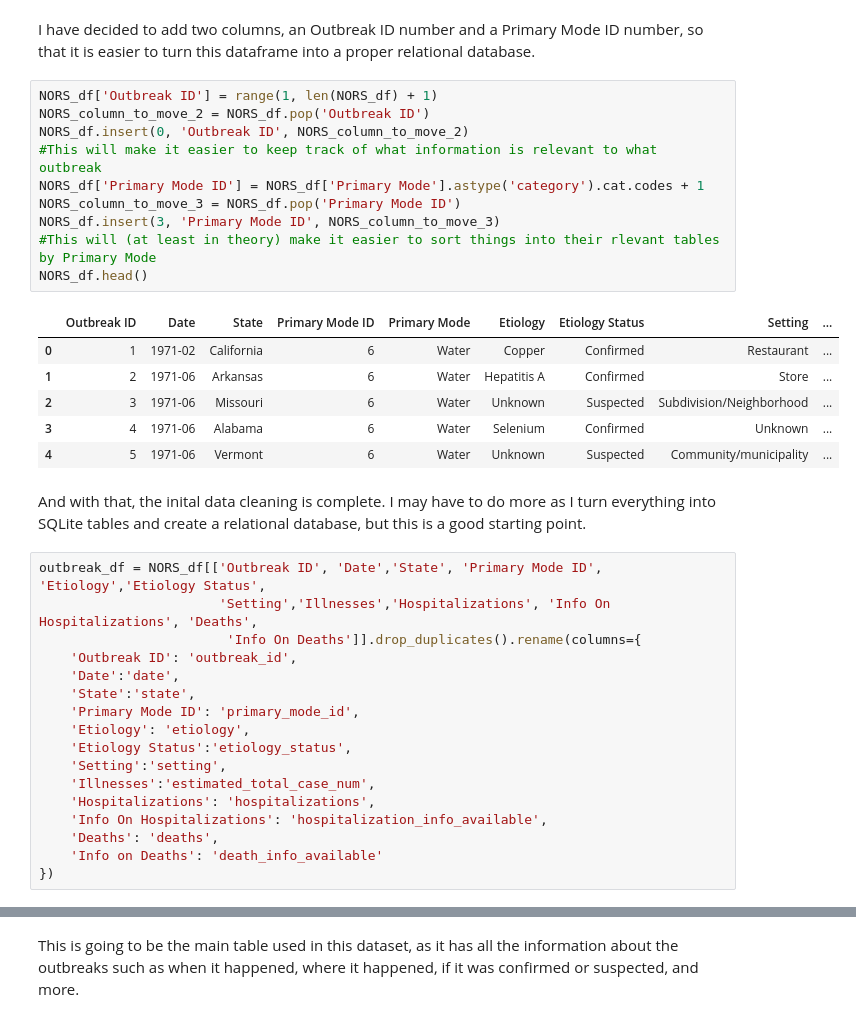
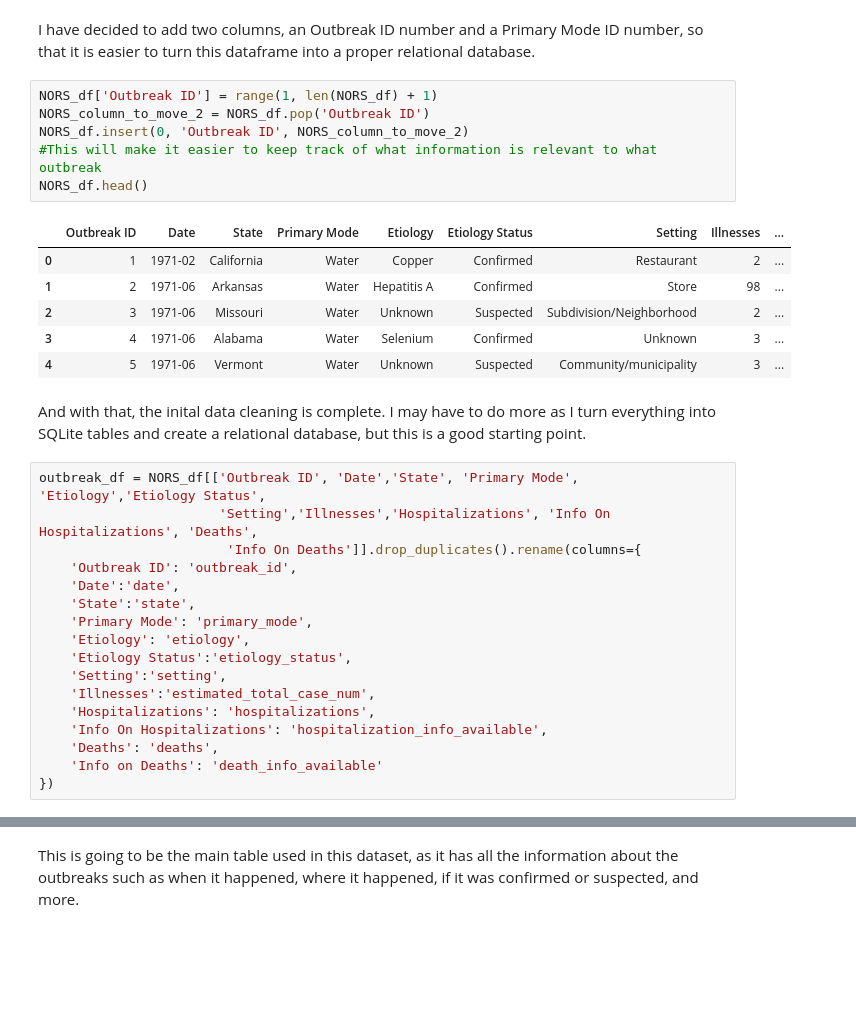
Before and after one commit to NoxRainTempest/Outbreaks_and_Recalls, a Jupyter notebook: notebooks/outbreak_recall.ipynb, the cells around one changed output, grey strips where cells are left out. Drawn from its saved outputs; the diff is of its cells as text; blank space fills up the shorter version.

```diff
--- a/notebooks/outbreak_recall.ipynb
+++ b/notebooks/outbreak_recall.ipynb
@@ -162,30 +162,26 @@ I have decided to add two columns, an Outbreak ID number and a Primary Mode ID n
 # %%
 NORS_df['Outbreak ID'] = range(1, len(NORS_df) + 1)
 NORS_column_to_move_2 = NORS_df.pop('Outbreak ID')
 NORS_df.insert(0, 'Outbreak ID', NORS_column_to_move_2)
 #This will make it easier to keep track of what information is relevant to what outbreak
-NORS_df['Primary Mode ID'] = NORS_df['Primary Mode'].astype('category').cat.codes + 1
-NORS_column_to_move_3 = NORS_df.pop('Primary Mode ID')
-NORS_df.insert(3, 'Primary Mode ID', NORS_column_to_move_3)
-#This will (at least in theory) make it easier to sort things into their rlevant tables by Primary Mode
 NORS_df.head()
 # %% [output]
-|  | Outbreak ID | Date | State | Primary Mode ID | Primary Mode | Etiology | Etiology Status | Setting | ... |
-| 0 | 1 | 1971-02 | California | 6 | Water | Copper | Confirmed | Restaurant | ... |
-| 1 | 2 | 1971-06 | Arkansas | 6 | Water | Hepatitis A | Confirmed | Store | ... |
-| 2 | 3 | 1971-06 | Missouri | 6 | Water | Unknown | Suspected | Subdivision/Neighborhood | ... |
-| 3 | 4 | 1971-06 | Alabama | 6 | Water | Selenium | Confirmed | Unknown | ... |
-| 4 | 5 | 1971-06 | Vermont | 6 | Water | Unknown | Suspected | Community/municipality | ... |
+|  | Outbreak ID | Date | State | Primary Mode | Etiology | Etiology Status | Setting | Illnesses | ... |
+| 0 | 1 | 1971-02 | California | Water | Copper | Confirmed | Restaurant | 2 | ... |
+| 1 | 2 | 1971-06 | Arkansas | Water | Hepatitis A | Confirmed | Store | 98 | ... |
+| 2 | 3 | 1971-06 | Missouri | Water | Unknown | Suspected | Subdivision/Neighborhood | 2 | ... |
+| 3 | 4 | 1971-06 | Alabama | Water | Selenium | Confirmed | Unknown | 3 | ... |
+| 4 | 5 | 1971-06 | Vermont | Water | Unknown | Suspected | Community/municipality | 3 | ... |
 # %% [markdown]
 And with that, the inital data cleaning is complete. I may have to do more as I turn everything into SQLite tables and create a relational database, but this is a good starting point.
 # %%
-outbreak_df = NORS_df[['Outbreak ID', 'Date','State', 'Primary Mode ID', 'Etiology','Etiology Status',
+outbreak_df = NORS_df[['Outbreak ID', 'Date','State', 'Primary Mode', 'Etiology','Etiology Status',
                        'Setting','Illnesses','Hospitalizations', 'Info On Hospitalizations', 'Deaths',
                         'Info On Deaths']].drop_duplicates().rename(columns={
     'Outbreak ID': 'outbreak_id',
     'Date':'date',
     'State':'state',
-    'Primary Mode ID': 'primary_mode_id',
+    'Primary Mode': 'primary_mode',
     'Etiology': 'etiology',
     'Etiology Status':'etiology_status',
     'Setting':'setting',
```
Also changed, not shown: parts of 11 cells of this notebook, 2 other files.
